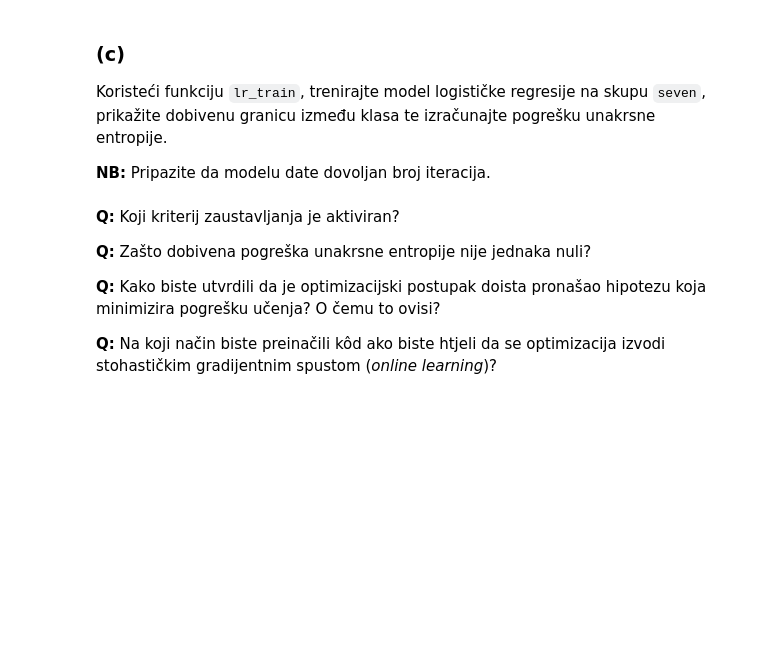
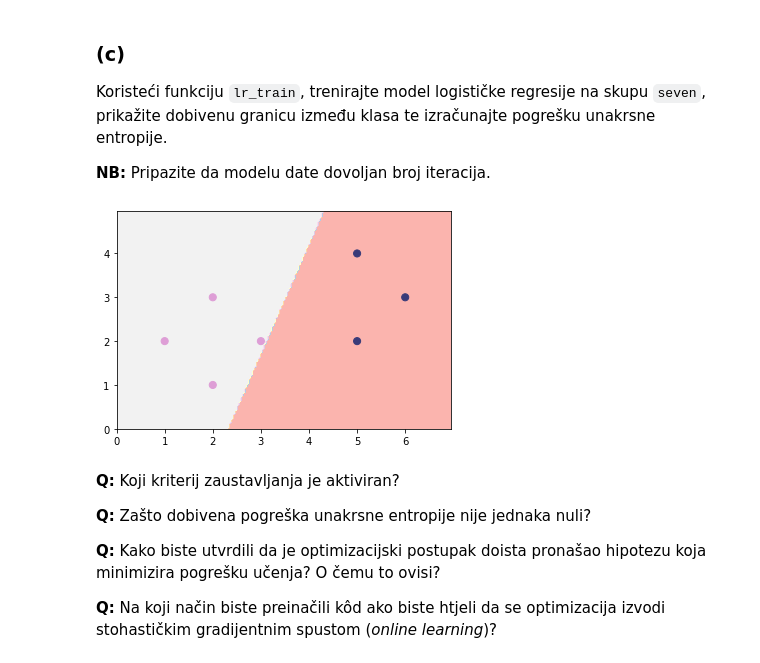
Before and after one commit to mateoim/su-lab-20-21, a Jupyter notebook: lab02/SU-2020-LAB02-0036509386.ipynb, the cells around one changed output. Cells and saved outputs as stored; diff of their text form; code cells hidden in the pictures; blank space fills up the shorter version.

```diff
--- a/lab02/SU-2020-LAB02-0036509386.ipynb
+++ b/lab02/SU-2020-LAB02-0036509386.ipynb
@@ -243,3 +292,8 @@ Koristeći funkciju `lr_train`, trenirajte model logističke regresije na skupu
+# %%
+w3c = lr_train(seven_X, seven_y)
+plot_2d_clf_problem(seven_X, seven_y, lambda x: np.dot(np.insert(x, 0, 1), w3c) >= 0.5)
+# %% [output]
+[figure, added]
 # %% [markdown]
 **Q:** Koji kriterij zaustavljanja je aktiviran?
 
```
Also changed, not shown: parts of 11 cells of this notebook.
